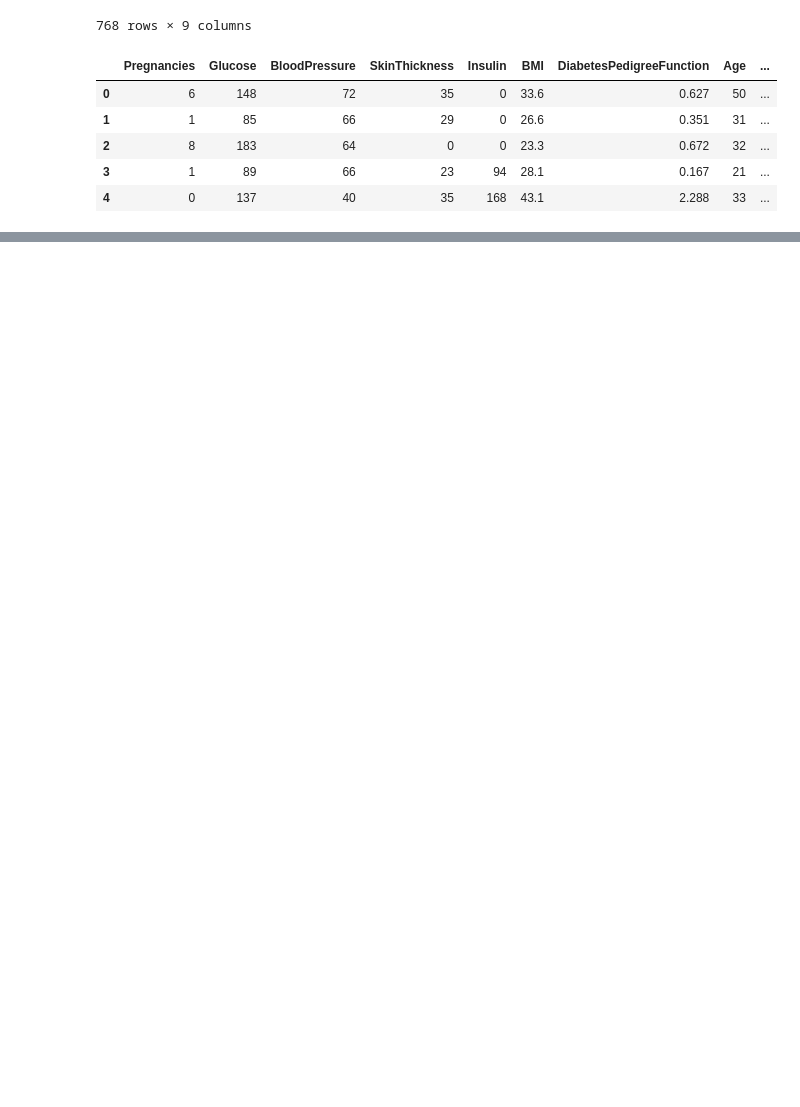
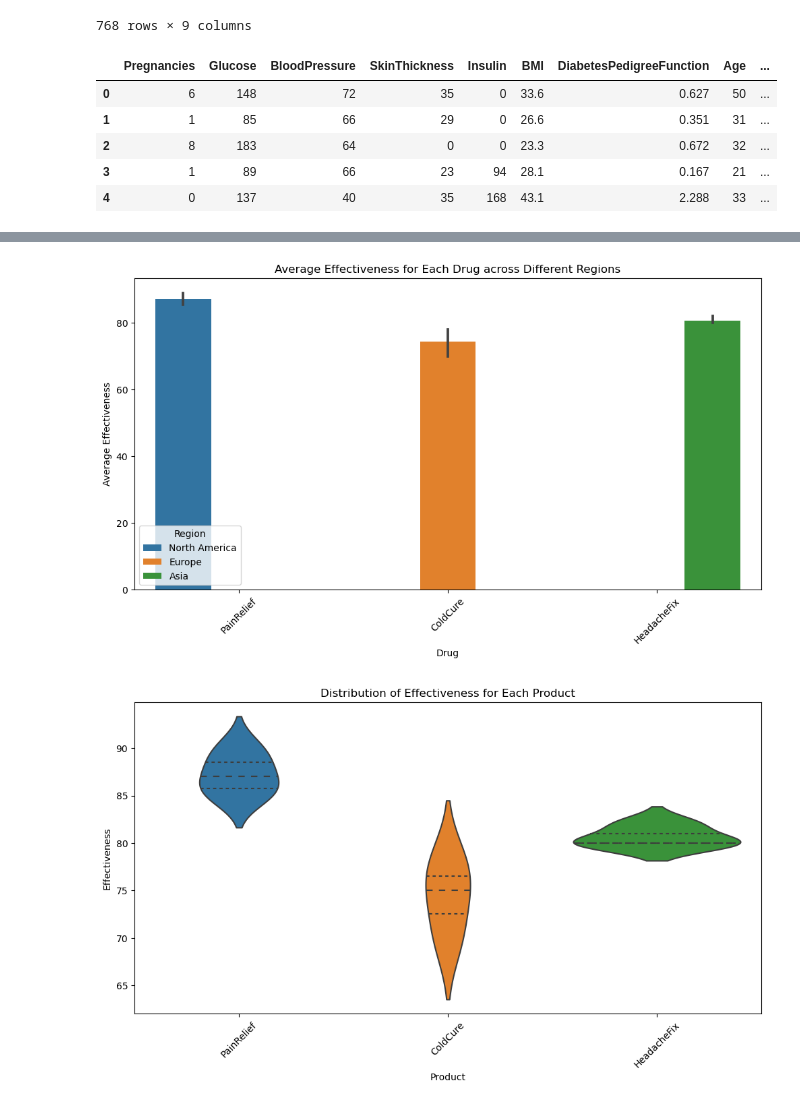
Before and after one commit to RinkuAshish2/ASSIGNMENTS, a Jupyter notebook: LMS_ASSIGNMENTS.ipynb, the cells around one changed output, grey strips where cells are left out. Saved outputs shown, nothing was run; the diff lists cells and outputs as text; code cells hidden in the pictures; blank space fills up the shorter version.

```diff
--- a/LMS_ASSIGNMENTS.ipynb
+++ b/LMS_ASSIGNMENTS.ipynb
@@ -171,0 +446,66 @@ d.describe()
+# %%
+import pandas as pd
+import matplotlib.pyplot as plt
+import seaborn as sns
+
+file_path = r"C:\Users\yella\Downloads\Day_13_Pharma_data.csv"
+data = pd.read_csv(file_path)
+
+# Displaying the first few rows of the dataset
+print(data.head())
+# Data Cleaning
+# Check for missing values we use here isnull()
+print(data.isnull().sum())
+duplicates = data.duplicated().sum()
+print(f'Duplicates: {duplicates}')
+
+# Remove duplicates if any
+data = data.drop_duplicates()
+
+# Visualizations
+# 1. Bar plot comparing the average Effectiveness for each drug across different regions
+plt.figure(figsize=(12, 6))
+sns.barplot(x='Product_Name', y='Effectiveness', hue='Region', data=data, estimator='mean')
+plt.title('Average Effectiveness for Each Drug across Different Regions')
+plt.xlabel('Drug')
+plt.ylabel('Average Effectiveness')
+plt.xticks(rotation=45)
+plt.legend(title='Region')
+plt.show()
+# 2. Violin plot to show the distribution of Effectiveness and Side_Effects for each product
+plt.figure(figsize=(12, 6))
+sns.violinplot(x='Product_Name', y='Effectiveness', data=data, inner='quartile')
+plt.title('Distribution of Effectiveness for Each Product')
+plt.xlabel('Product')
+plt.ylabel('Effectiveness')
+plt.xticks(rotation=45)
+plt.show()
+
+plt.figure(figsize=(12, 6))
+sns.violinplot(x='Product_Name', y='Side_Effects', data=data, inner='quartile')
+plt.title('Distribution of Side Effects for Each Product')
+plt.xlabel('Product')
+plt.ylabel('Side Effects')
+plt.xticks(rotation=45)
+plt.show()
+# 3. Pairplot to explore relationships between Effectiveness, Side_Effects, and Marketing_Spend
+sns.pairplot(data[['Effectiveness', 'Side_Effects', 'Marketing_Spend']])
+plt.suptitle('Pairplot of Effectiveness, Side Effects, and Marketing Spend', y=1.02)
+plt.show()
+# 4. Boxplot comparing Effectiveness for different trial periods
+plt.figure(figsize=(12, 6))
+sns.boxplot(x='Trial_Period', y='Effectiveness', data=data)
+plt.title('Effectiveness for Different Trial Periods')
+plt.xlabel('Trial Period')
+plt.ylabel('Effectiveness')
+plt.xticks(rotation=45)
+plt.show()
+
+# 5. Regression plot to analyze how Marketing_Spend affects drug Effectiveness
+plt.figure(figsize=(10, 6))
+sns.regplot(x='Marketing_Spend', y='Effectiveness', data=data)
+plt.title('Effect of Marketing Spend on Drug Effectiveness')
+plt.xlabel('Marketing Spend')
+plt.ylabel('Effectiveness')
+plt.show()
+# %% [output]
@@ -171,0 +529,2 @@ d.describe()
+[figure, added]
+[figure, added]
```
Also changed, not shown: parts of 15 cells of this notebook.
